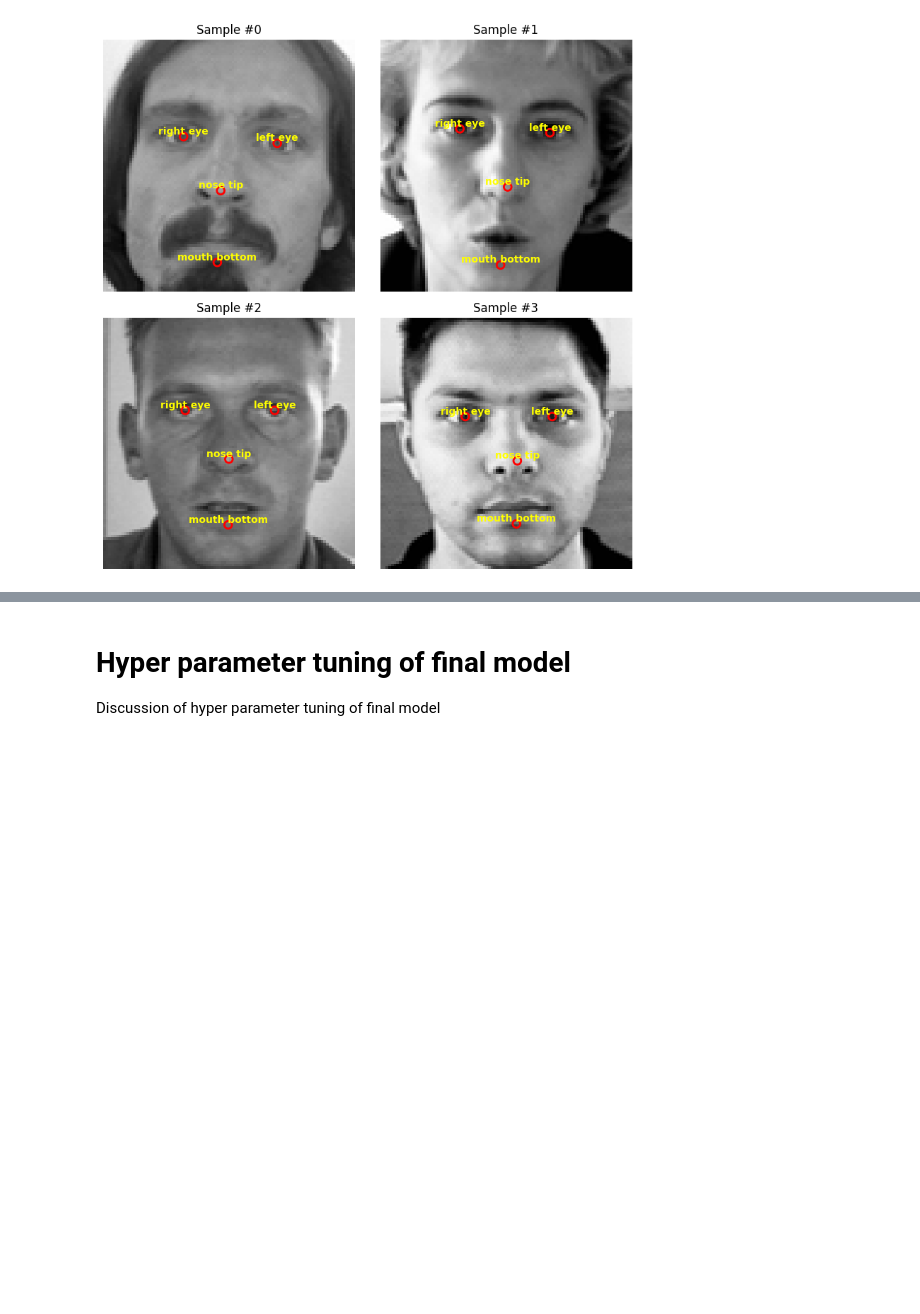
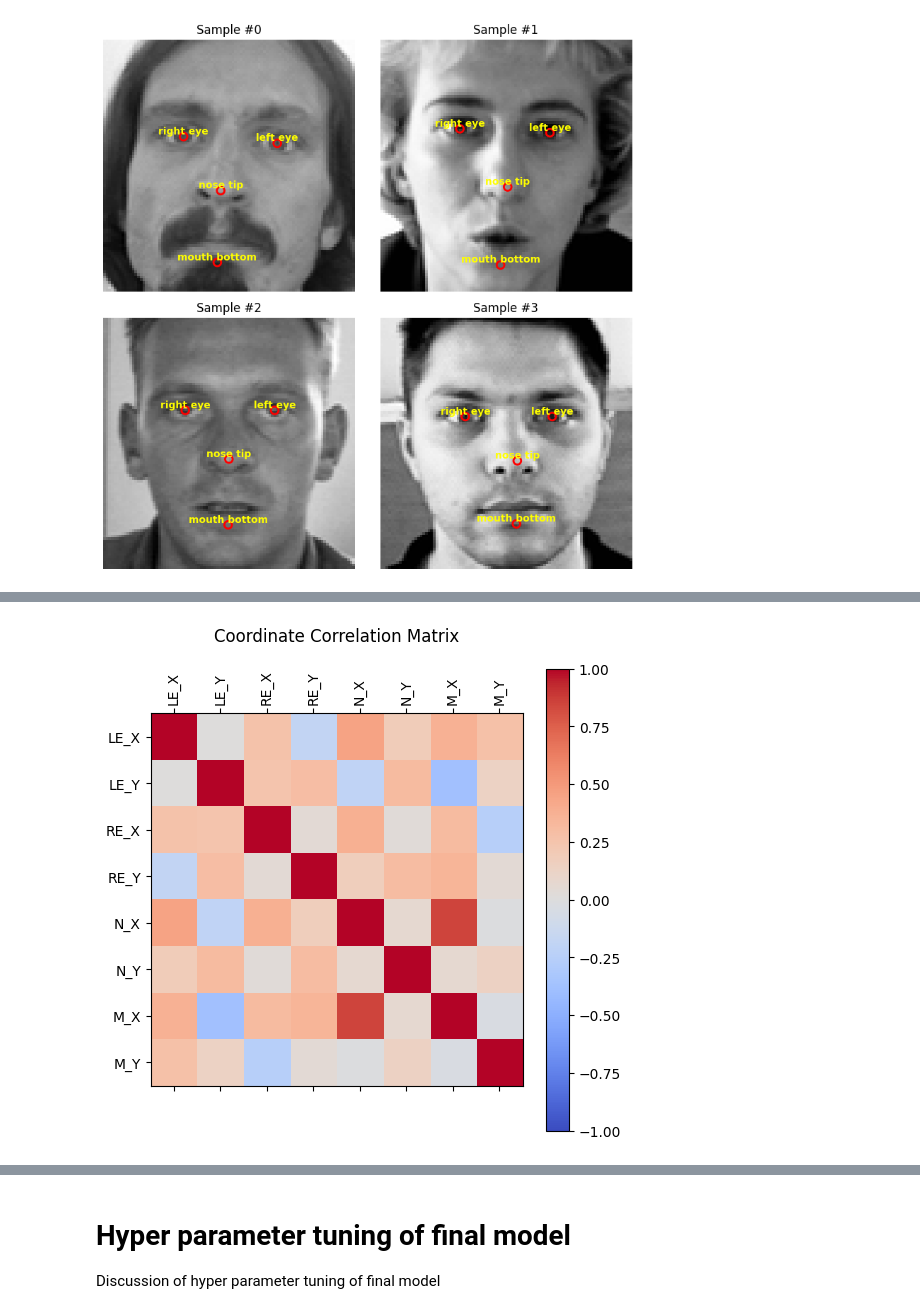
Before and after one commit to nickStanisic/FaceDetector, a Jupyter notebook: FaceDetector.ipynb, the cells around one changed output, grey strips where cells are left out. Drawn from its saved outputs; the diff is of its cells as text; code cells hidden in the pictures; blank space fills up the shorter version.

```diff
--- a/FaceDetector.ipynb
+++ b/FaceDetector.ipynb
@@ -244,0 +272,14 @@ Discussion of multiple models
+# %%
+#correlation matrix for features
+corr = np.corrcoef(y_train.T)
+fig, ax = plt.subplots(figsize=(6,6))
+cax = ax.matshow(corr, vmin=-1, vmax=1, cmap='coolwarm')
+ax.set_xticks(range(8))
+ax.set_yticks(range(8))
+ax.set_xticklabels(['LE_X','LE_Y','RE_X','RE_Y','N_X','N_Y','M_X','M_Y'], rotation=90)
+ax.set_yticklabels(['LE_X','LE_Y','RE_X','RE_Y','N_X','N_Y','M_X','M_Y'])
+fig.colorbar(cax)
+plt.title("Coordinate Correlation Matrix", pad=20)
+plt.show()
+# %% [output]
+[figure, added]
```
Also changed, not shown: parts of 18 cells of this notebook.
